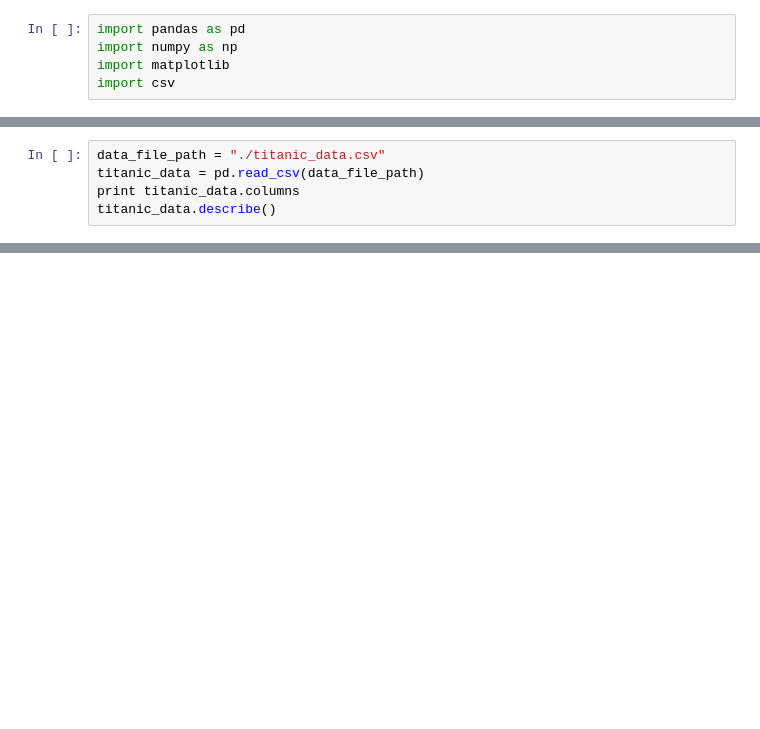
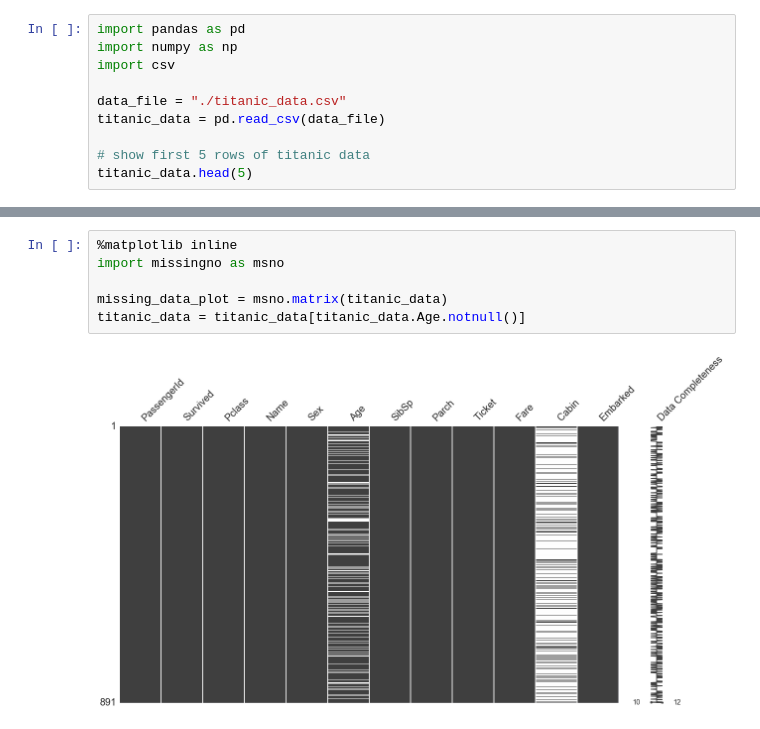
Before and after one commit to joyceXD/Udacity, a Jupyter notebook: 0 Projects/project2/project2.ipynb, the cells around one changed output, grey strips where cells are left out. Saved outputs shown, nothing was run; the diff lists cells and outputs as text; blank space fills up the shorter version.

```diff
--- a/0 Projects/project2/project2.ipynb
+++ b/0 Projects/project2/project2.ipynb
@@ -5,5 +12,10 @@ Research question: What factors made people more likely to survive?
 # %%
 import pandas as pd
 import numpy as np
-import matplotlib
 import csv
+
+data_file = "./titanic_data.csv"
+titanic_data = pd.read_csv(data_file)
+
+# show first 5 rows of titanic data
+titanic_data.head(5)
@@ -10,5 +28,0 @@ import csv
-# %%
-data_file_path = "./titanic_data.csv"
-titanic_data = pd.read_csv(data_file_path)
-print titanic_data.columns
-titanic_data.describe()
@@ -27,0 +49,8 @@ Index([u'PassengerId', u'Survived', u'Pclass', u'Name', u'Sex', u'Age',
+# %%
+%matplotlib inline
+import missingno as msno
+
+missing_data_plot = msno.matrix(titanic_data)
+titanic_data = titanic_data[titanic_data.Age.notnull()]
+# %% [output]
+[figure, added]
```
Also changed, not shown: parts of 21 cells of this notebook.
